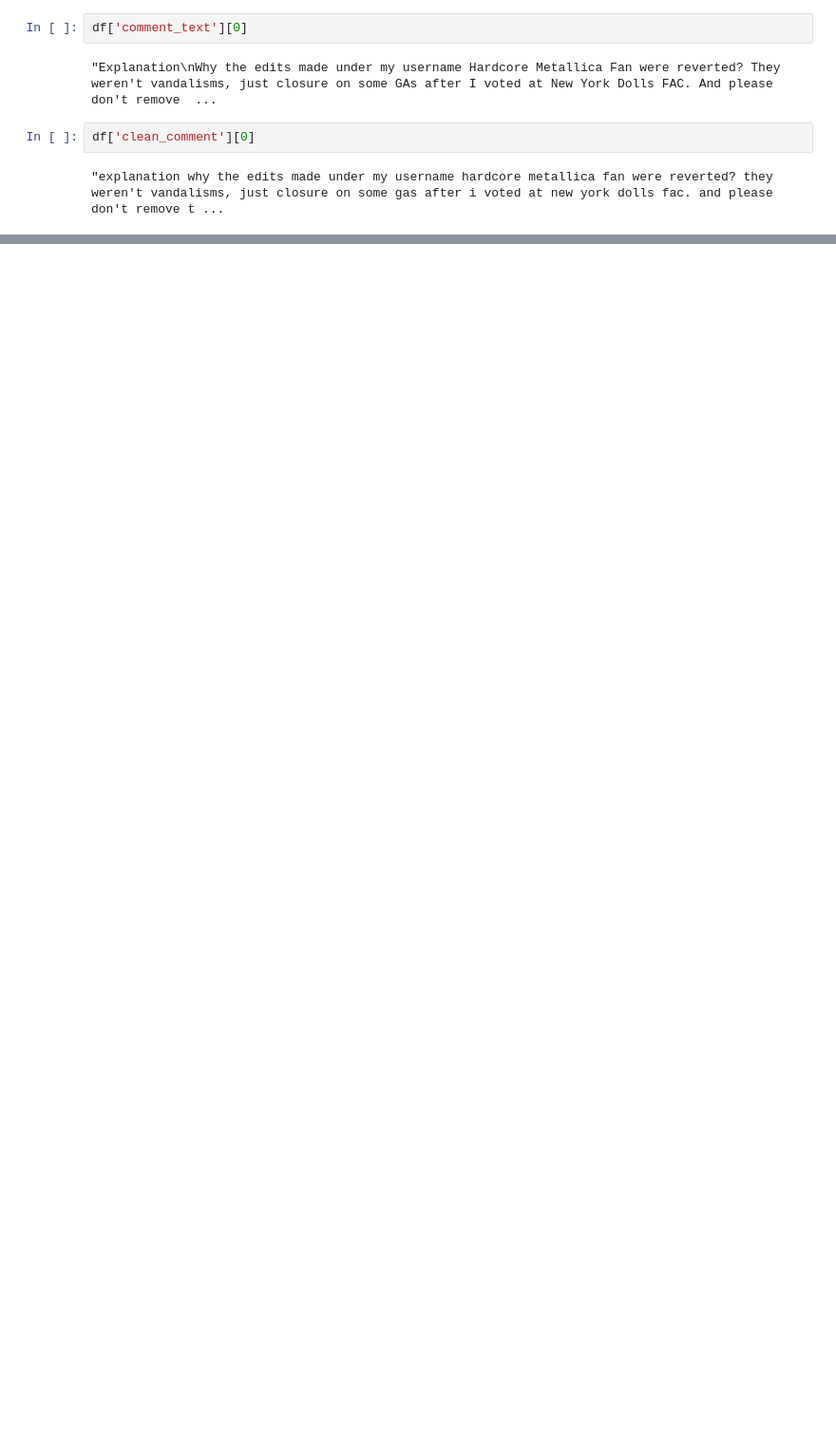
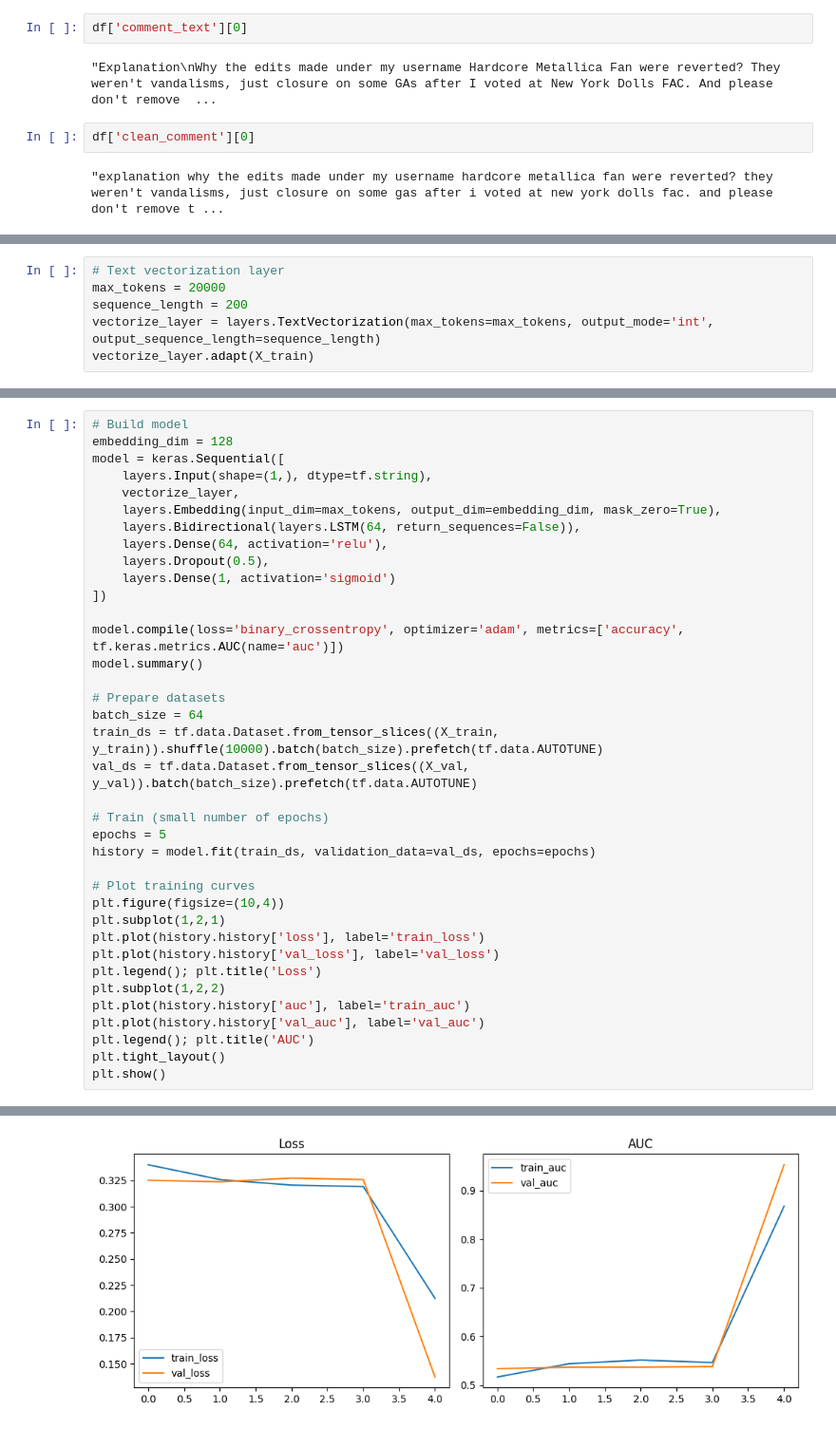
Before and after one commit to Nathan2BLK/2025_DSTI_DeepLearning_Project, a Jupyter notebook: toxic_message_detection.ipynb, the cells around one changed output, grey strips where cells are left out. Shown at 95% size. Drawn from its saved outputs; the diff is of its cells as text; blank space fills up the shorter version.

Commit message:
Add files via upload
First model Built

```diff
--- a/toxic_message_detection.ipynb
+++ b/toxic_message_detection.ipynb
@@ -315,0 +340,6 @@ y = df[df.columns[2:8]].values
+# %%
+# Text vectorization layer
+max_tokens = 20000
+sequence_length = 200
+vectorize_layer = layers.TextVectorization(max_tokens=max_tokens, output_mode='int', output_sequence_length=sequence_length)
+vectorize_layer.adapt(X_train)
@@ -315,0 +348,38 @@ y = df[df.columns[2:8]].values
+# %%
+# Build model
+embedding_dim = 128
+model = keras.Sequential([
+    layers.Input(shape=(1,), dtype=tf.string),
+    vectorize_layer,
+    layers.Embedding(input_dim=max_tokens, output_dim=embedding_dim, mask_zero=True),
+    layers.Bidirectional(layers.LSTM(64, return_sequences=False)),
+    layers.Dense(64, activation='relu'),
+    layers.Dropout(0.5),
+    layers.Dense(1, activation='sigmoid')
+])
+
+model.compile(loss='binary_crossentropy', optimizer='adam', metrics=['accuracy', tf.keras.metrics.AUC(name='auc')])
+model.summary()
+
+# Prepare datasets
+batch_size = 64
+train_ds = tf.data.Dataset.from_tensor_slices((X_train, y_train)).shuffle(10000).batch(batch_size).prefetch(tf.data.AUTOTUNE)
+val_ds = tf.data.Dataset.from_tensor_slices((X_val, y_val)).batch(batch_size).prefetch(tf.data.AUTOTUNE)
+
+# Train (small number of epochs)
+epochs = 5
+history = model.fit(train_ds, validation_data=val_ds, epochs=epochs)
+
+# Plot training curves
+plt.figure(figsize=(10,4))
+plt.subplot(1,2,1)
+plt.plot(history.history['loss'], label='train_loss')
+plt.plot(history.history['val_loss'], label='val_loss')
+plt.legend(); plt.title('Loss')
+plt.subplot(1,2,2)
+plt.plot(history.history['auc'], label='train_auc')
+plt.plot(history.history['val_auc'], label='val_auc')
+plt.legend(); plt.title('AUC')
+plt.tight_layout()
+plt.show()
+# %% [output]
@@ -315,0 +416 @@ y = df[df.columns[2:8]].values
+[figure, added]
```
Also changed, not shown: parts of 12 cells of this notebook.
